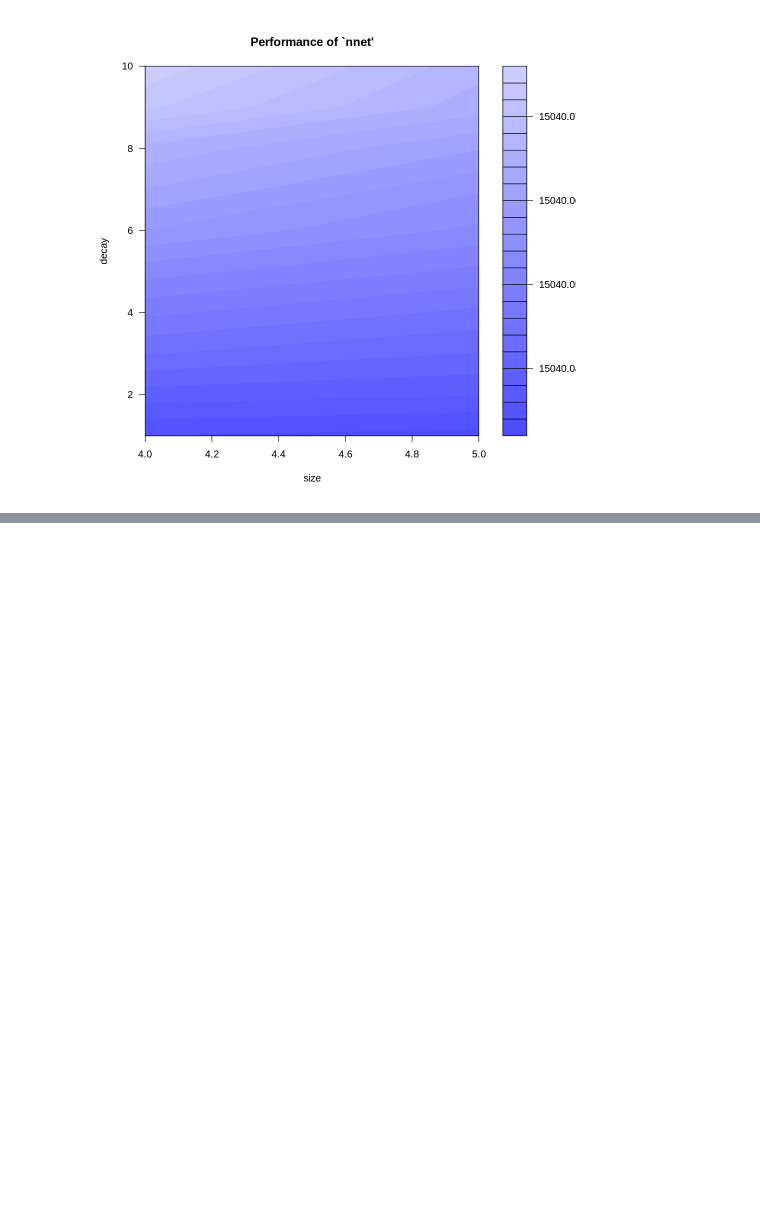
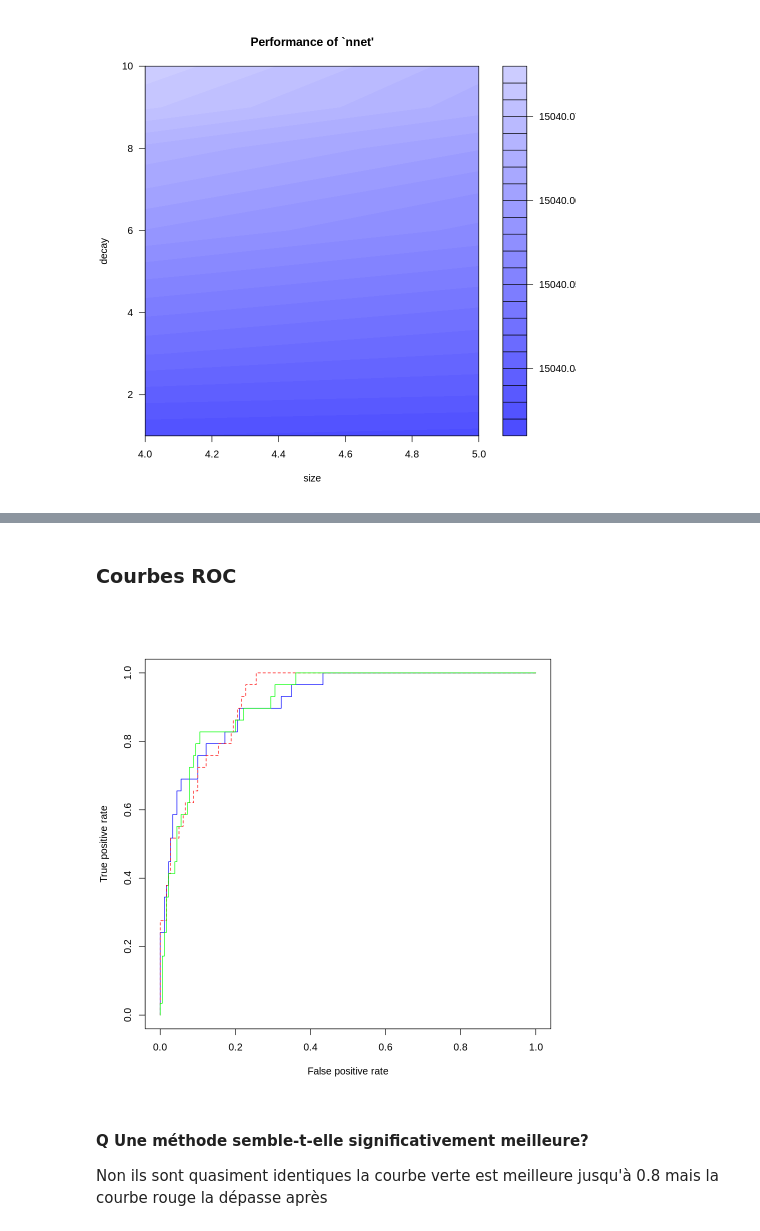
Before and after one commit to Madjid-Bzr/Apprentissage, a Jupyter notebook: TP_Prevision_Taux_Ozone.ipynb, the cells around one changed output, grey strips where cells are left out. Saved outputs shown, nothing was run; the diff lists cells and outputs as text; code cells hidden in the pictures; blank space fills up the shorter version.

```diff
--- a/TP_Prevision_Taux_Ozone.ipynb
+++ b/TP_Prevision_Taux_Ozone.ipynb
@@ -1217,0 +1247,4 @@ also installing the dependency ‘proxy’
+# %%
+# apprentissage
+nnet.dis=nnet(DepSeuil~.,data=datappq,size=5,decay=0)
+summary(nnet.reg)
@@ -1217,0 +1278,2 @@ also installing the dependency ‘proxy’
+# %%
+nnet.dis=nnet(DepSeuil~.,data=datappq,size=5,decay=1)
@@ -1217,0 +1299,6 @@ also installing the dependency ‘proxy’
+# %%
+# Calcul des prévisions
+pred.nnetr=predict(nnet.reg,newdata=datestr)
+pred.nnetq=predict(nnet.dis,newdata=datestq)
+# Erreur quadratique moyenne de prévision
+sum((pred.nnetr-datestr[,"O3obs"])^2)/nrow(datestr)
@@ -1217,0 +1336,21 @@ also installing the dependency ‘proxy’
+# %% [markdown]
+### Courbes ROC
+# %%
+library(ROCR)
+rocnnetr=pred.nnetr/300
+prednnetr=prediction(rocnnetr,datestq$DepSeuil)
+perfnnetr=performance(prednnetr,"tpr","fpr")
+
+rocnnetq=pred.nnetq
+prednnetq=prediction(rocnnetq,datestq$DepSeuil)
+perfnnetq=performance(prednnetq,"tpr","fpr")
+
+# tracer les courbes ROC en les superposant pour mieux comparer
+plot(perflogit,col="blue")
+plot(perfnnetr,col="red",lty=2,add=TRUE) #regression
+plot(perfnnetq,col="green",add=TRUE)  #discrimination
+# %% [output]
+[figure, added]
+# %% [markdown]
+#### Q Une méthode semble-t-elle significativement meilleure?
+Non ils sont quasiment identiques la courbe verte est meilleure jusqu'à 0.8 mais la courbe rouge la dépasse après
```
Also changed, not shown: parts of 19 cells of this notebook.
